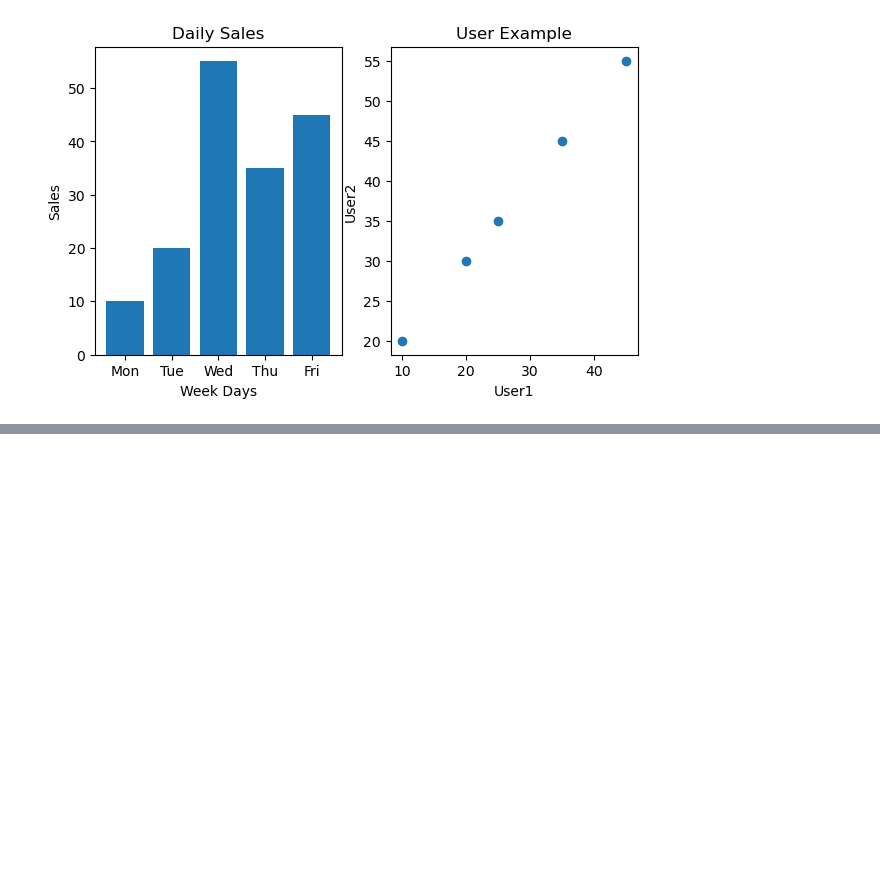
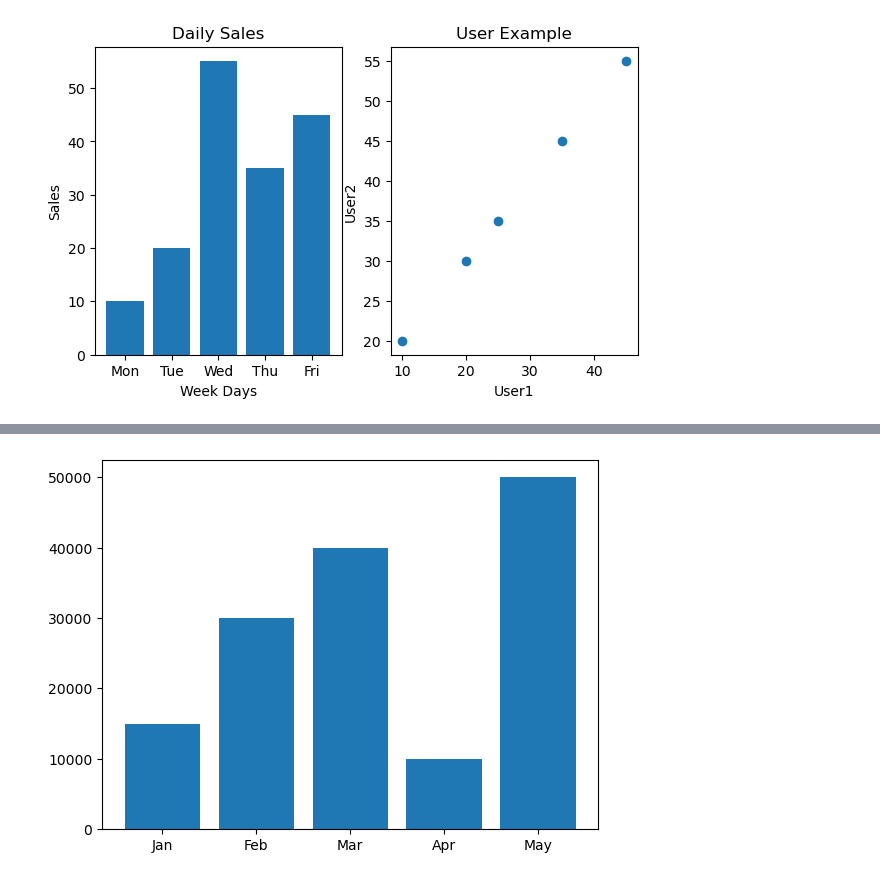
Before and after one commit to YashNotCoder/Python-Learning, a Jupyter notebook: Libraries/Matplotlib/Basics of matplotlib.ipynb, the cells around one changed output, grey strips where cells are left out. Saved outputs shown, nothing was run; the diff lists cells and outputs as text; code cells hidden in the pictures; blank space fills up the shorter version.

```diff
--- a/Libraries/Matplotlib/Basics of matplotlib.ipynb
+++ b/Libraries/Matplotlib/Basics of matplotlib.ipynb
@@ -90,0 +95,7 @@ plt.show()
+# %%
+data = {
+       'Month' : ['Jan' , 'Feb' , 'Mar' , 'Apr' , 'May'] ,
+       'Sales' : [15000 , 30000 , 40000 , 10000 , 50000]
+}
+df =  pd.DataFrame(data)
+df
@@ -90,0 +109,5 @@ plt.show()
+# %%
+plt.bar(df['Month'] , df['Sales'])
+plt.show()
+# %% [output]
+[figure, added]
```
Also changed, not shown: parts of 3 cells of this notebook.
